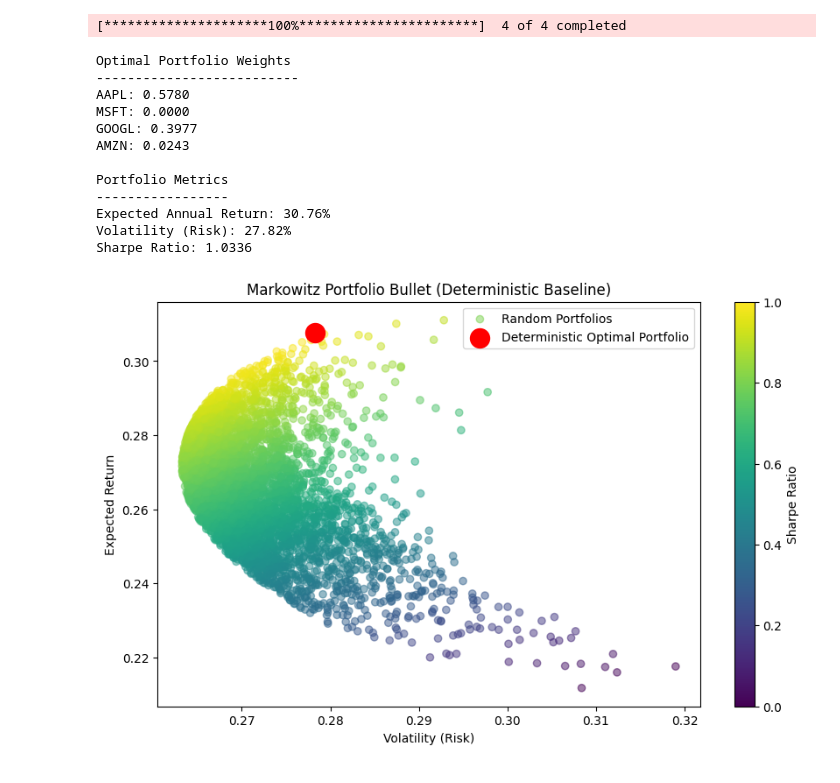
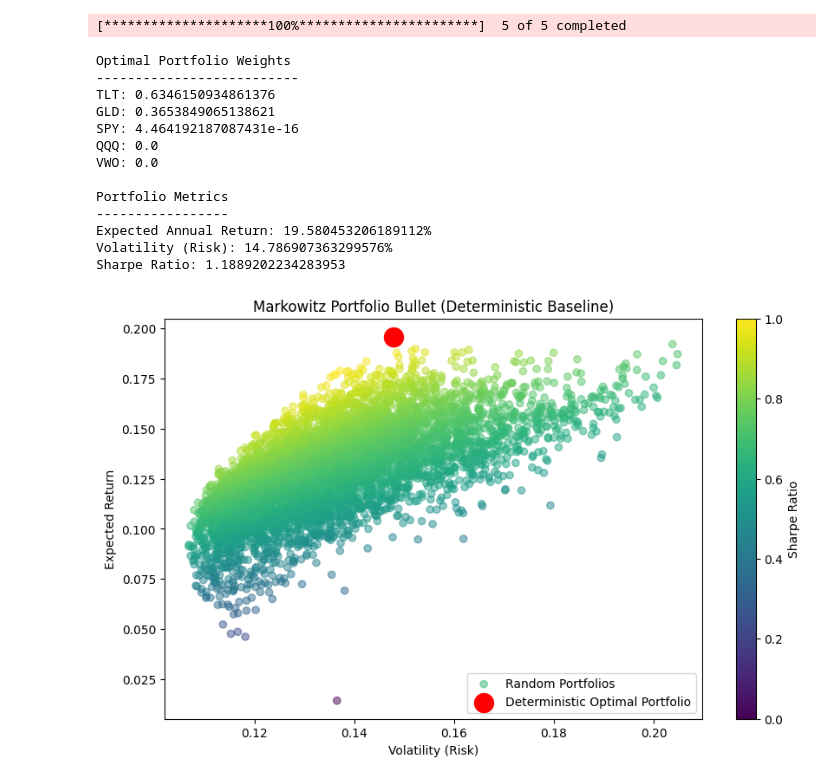
Before and after one commit to Kush-Kelaiya22/Finance-and-Risk-Analysis, a Jupyter notebook: code/src/main.ipynb, the cells around one changed output. Saved outputs shown, nothing was run; the diff lists cells and outputs as text; code cells hidden in the pictures.

```diff
--- a/code/src/main.ipynb
+++ b/code/src/main.ipynb
@@ -6,7 +6,8 @@ from scipy.optimize import minimize
 import yfinance as yf
 
 # Defining basic parameters and assets
-tickers = ["AAPL", "MSFT", "GOOGL", "AMZN"]
+# tickers = ["AAPL", "MSFT", "GOOGL", "AMZN", "AMD"]
+tickers = ['TLT', 'GLD', 'SPY', 'QQQ', 'VWO']
 start = "2019-01-01"
 risk_free_rate = 0.02
 
@@ -62,7 +63,7 @@ print("\nOptimal Portfolio Weights")
 print("--------------------------")
 
 for ticker, weight in zip(tickers, optimal_weights):
-    print(f"{ticker}: {weight:.4f}")
+    print(f"{ticker}: {weight}")
 
 expected_return = portfolio_return(optimal_weights)
 volatility = portfolio_volatility(optimal_weights)
@@ -70,9 +71,9 @@ sharpe = sharpe_ratio(optimal_weights)
 
 print("\nPortfolio Metrics")
 print("-----------------")
-print(f"Expected Annual Return: {expected_return*100:.2f}%")
-print(f"Volatility (Risk): {volatility*100:.2f}%")
-print(f"Sharpe Ratio: {sharpe:.4f}")
+print(f"Expected Annual Return: {expected_return*100}%")
+print(f"Volatility (Risk): {volatility*100}%")
+print(f"Sharpe Ratio: {sharpe}")
 
 # Calculate the random portfolio returns and risk
 
@@ -101,39 +102,40 @@ plt.scatter(
     sample_vols,
     sample_returns,
     c=sample_sharpes,
     alpha=0.5,
     label="Random Portfolios"
 )
 
 plt.scatter(
     volatility,
     expected_return,
     color="red",
     marker="o",
     s=250,
     label="Deterministic Optimal Portfolio"
 )
 
 plt.xlabel("Volatility (Risk)")
 plt.ylabel("Expected Return")
 plt.title("Markowitz Portfolio Bullet (Deterministic Baseline)")
 
 plt.colorbar(label="Sharpe Ratio")
 plt.legend()
 
 plt.show()
 # %% [output]
-[*********************100%***********************]  4 of 4 completed
+[*********************100%***********************]  5 of 5 completed
 Optimal Portfolio Weights
 --------------------------
-AAPL: 0.5780
-MSFT: 0.0000
-GOOGL: 0.3977
-AMZN: 0.0243
+TLT: 0.6346150934861376
+GLD: 0.3653849065138621
+SPY: 4.464192187087431e-16
+QQQ: 0.0
+VWO: 0.0
 
 Portfolio Metrics
 -----------------
-Expected Annual Return: 30.76%
-Volatility (Risk): 27.82%
-Sharpe Ratio: 1.0336
+Expected Annual Return: 19.580453206189112%
+Volatility (Risk): 14.786907363299576%
+Sharpe Ratio: 1.1889202234283953
-[figure, old version]
+[figure, new version]
```
Also changed, not shown: 1 other file.
